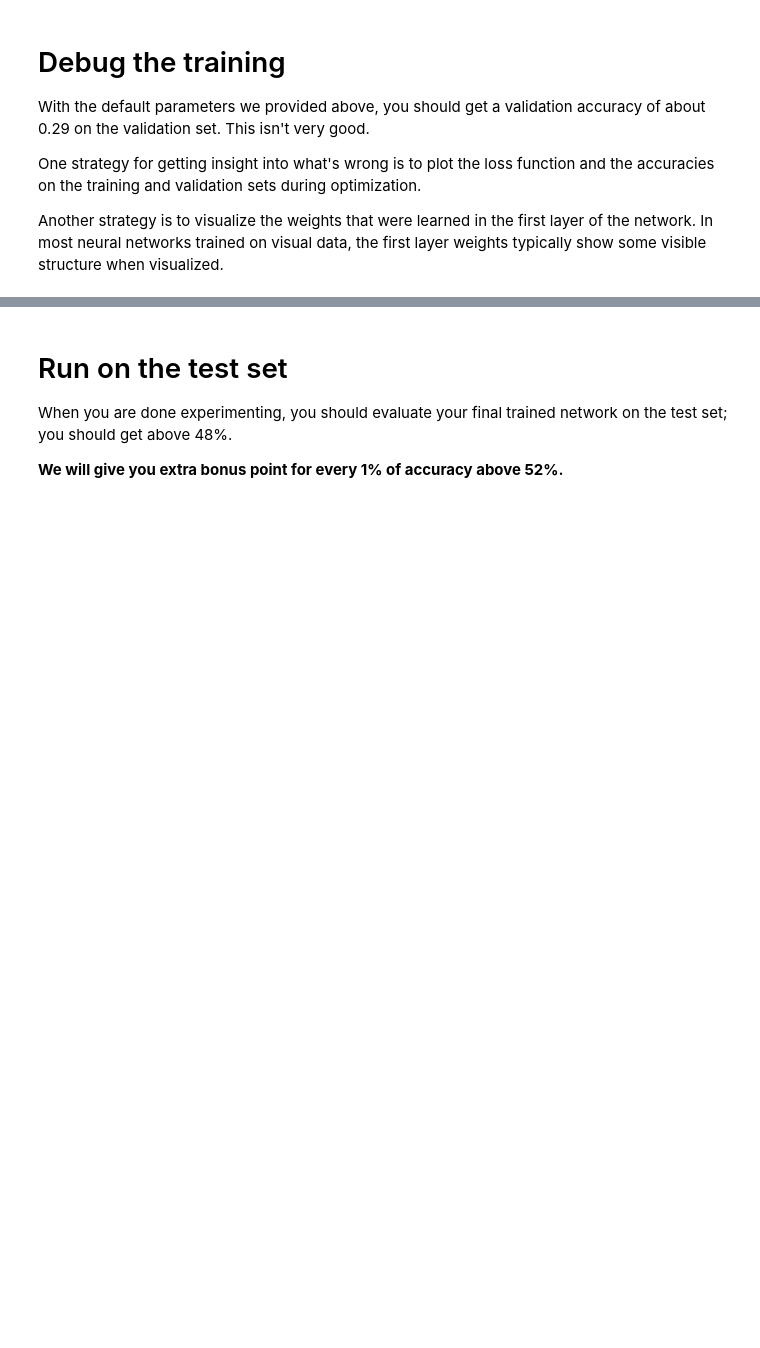
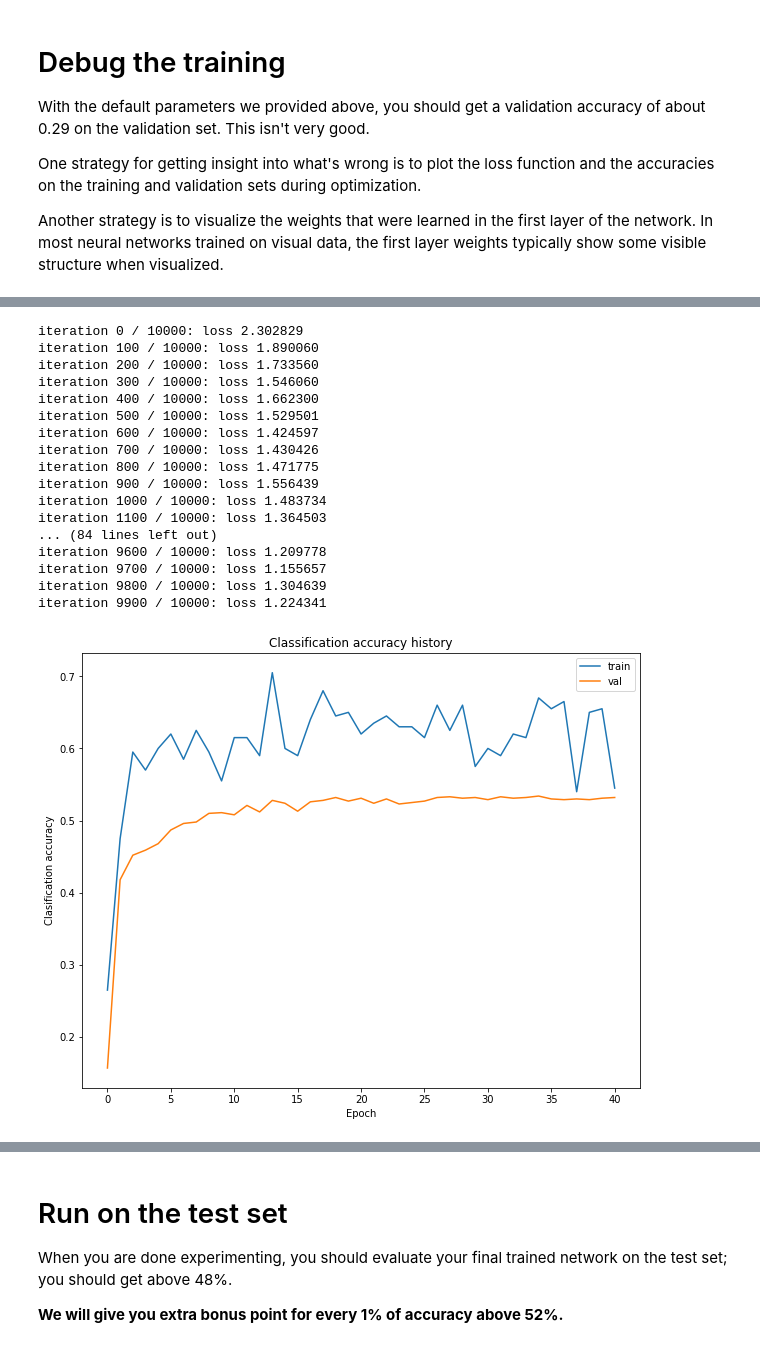
Before and after one commit to loggerJK/cs231n, a Jupyter notebook: assignment1/two_layer_net.ipynb, the cells around one changed output, grey strips where cells are left out. Saved outputs shown, nothing was run; the diff lists cells and outputs as text; code cells hidden in the pictures; blank space fills up the shorter version.

```diff
--- a/assignment1/two_layer_net.ipynb
+++ b/assignment1/two_layer_net.ipynb
@@ -279,0 +405,33 @@ pass
+# %%
+
+net = TwoLayerNet(input_size, hidden_size, num_classes)
+stats = net.train(X_train, y_train, X_val, y_val,num_iters=10000,batch_size=200,learning_rate=1.5e-3, learning_rate_decay=0.85, reg=0.1, verbose=True)
+# plt.plot(best_loss_history, label = 'loss')
+# plt.plot(best_train_acc_history, label='train')
+# plt.plot(best_val_acc_history, label='val')
+plt.plot(stats['train_acc_history'], label = 'train')
+plt.plot(stats['val_acc_history'], label = 'val')
+plt.legend()
+plt.title('Classification accuracy history')
+plt.xlabel('Epoch')
+plt.ylabel('Clasification accuracy')
+plt.show()
+# %% [output]
+iteration 0 / 10000: loss 2.302829
+iteration 100 / 10000: loss 1.890060
+iteration 200 / 10000: loss 1.733560
+iteration 300 / 10000: loss 1.546060
+iteration 400 / 10000: loss 1.662300
+iteration 500 / 10000: loss 1.529501
+iteration 600 / 10000: loss 1.424597
+iteration 700 / 10000: loss 1.430426
+iteration 800 / 10000: loss 1.471775
+iteration 900 / 10000: loss 1.556439
+iteration 1000 / 10000: loss 1.483734
+iteration 1100 / 10000: loss 1.364503
+... (84 lines left out)
+iteration 9600 / 10000: loss 1.209778
+iteration 9700 / 10000: loss 1.155657
+iteration 9800 / 10000: loss 1.304639
+iteration 9900 / 10000: loss 1.224341
+[figure, added]
```
Also changed, not shown: parts of 13 cells of this notebook, 6 other files.
